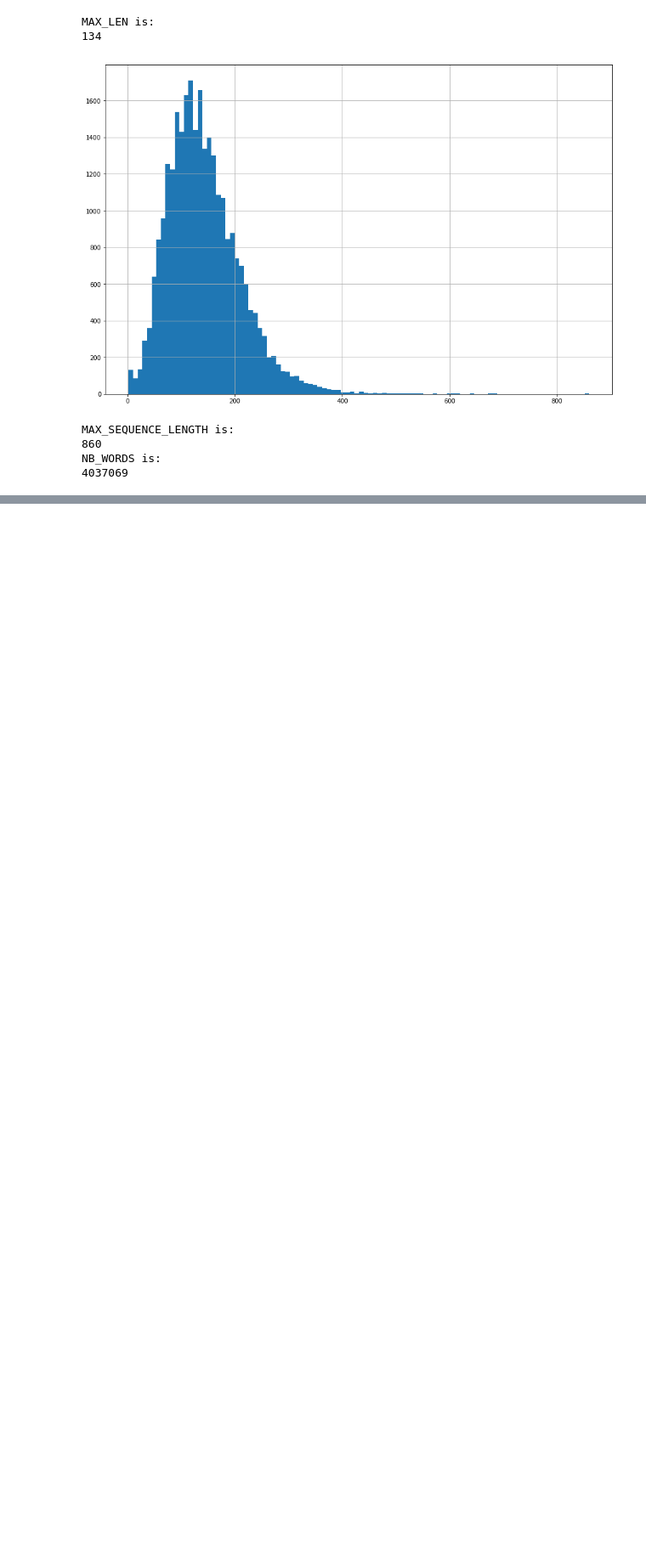
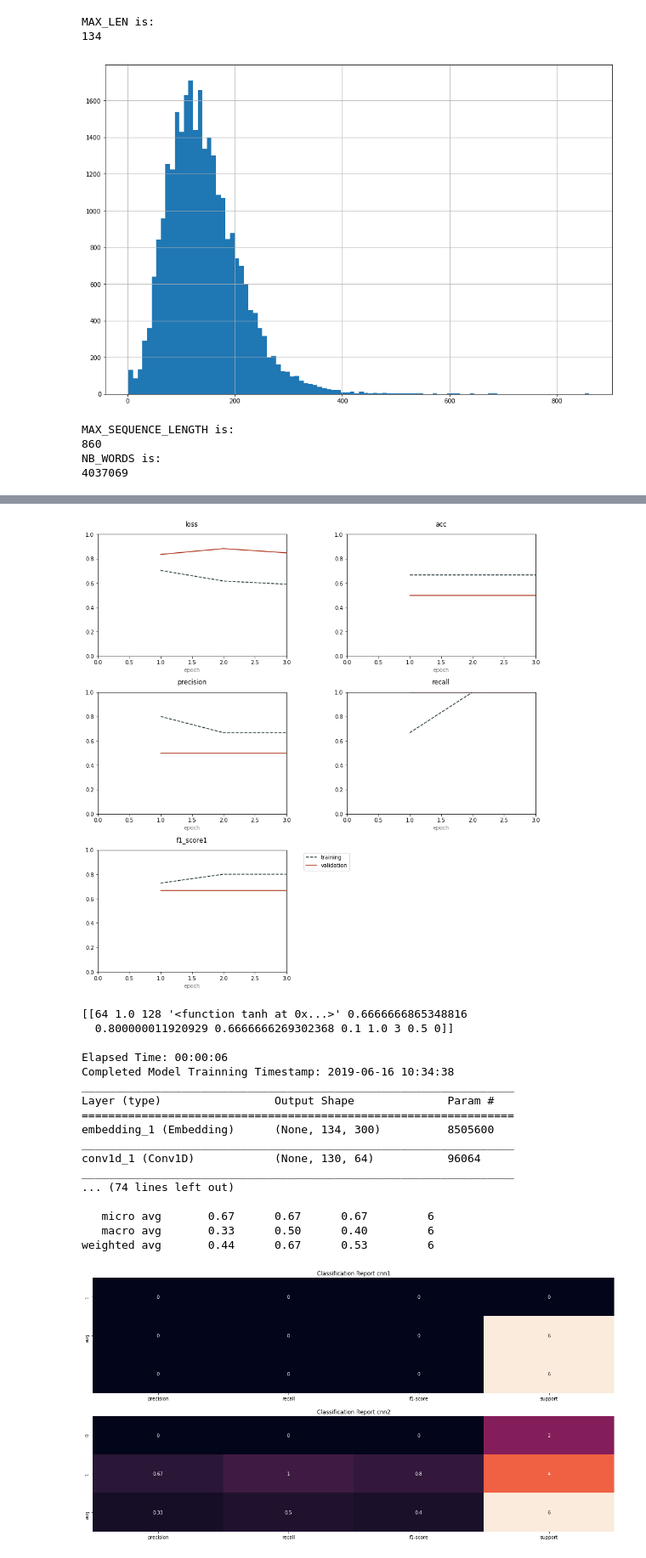
Before and after one commit to dimitri12/masterthesis, a Jupyter notebook: exjobb_final3v2.ipynb, the cells around one changed output, grey strips where cells are left out. Shown at 85% size. Saved outputs shown, nothing was run; the diff lists cells and outputs as text; code cells hidden in the pictures; blank space fills up the shorter version.

```diff
--- a/exjobb_final3v2.ipynb
+++ b/exjobb_final3v2.ipynb
@@ -2414,0 +2385,55 @@ IndexError: index 1 is out of bounds for axis 0 with size 1
+# %%
+result_frame = pd.DataFrame(columns=["Method","Accuracy"])
+df = pd.read_csv("testdata_exjobb.csv", encoding='ISO-8859-1')
+df = transformAge(df)
+df = transformLCD(df)
+input_data = df.FreeText.astype(str)
+input_data1 = df.iloc[:,1:2].FreeText.astype(str)
+output_data = df.hosp_ed
+
+preproc1 = pre_processing1(input_data,df)
+bow = text_processing(input_data,output_data, None, 1)
+tfidf = text_processing(input_data,output_data, "tfidf", 1)
+data_array = [bow,tfidf]
+multiclass = 'no'
+ANN1 = 'lstm'
+ANN2 = 'gru'
+ANN3 = 'bilstm'
+ANN4 = 'bigru'
+ANN5 = 'cnn1'
+ANN6= 'cnn2'
+input_data = df.FreeText.astype(str)
+output_data = df.hosp_ed
+test = word_embeddings(input_data, output_data,ANN1,2,1)
+test1 = word_embeddings(input_data, output_data,ANN2,2,1)
+we_evaluation(test[3],test1[3],test[0],test[1],test1[0],test1[1],ANN1,ANN2,test[2],test1[2])
+test = word_embeddings(input_data, output_data,ANN3,2,1)
+gc.collect()
+test1 = word_embeddings(input_data, output_data,ANN4,2,1)
+gc.collect()
+we_evaluation(test[3],test1[3],test[0],test[1],test1[0],test1[1],ANN3,ANN4,test[2],test1[2])
+test = word_embeddings(input_data, output_data,ANN5,2,1)
+gc.collect()
+test1 = word_embeddings(input_data, output_data,ANN6,2,1)
+gc.collect()
+we_evaluation(test[3],test1[3],test[0],test[1],test1[0],test1[1],ANN5,ANN6,test[2],test1[2])
+# %% [output]
+[figure, added]
+[[64 1.0 128 '<function tanh at 0x...>' 0.6666666865348816
+  0.800000011920929 0.6666666269302368 0.1 1.0 3 0.5 0]]
+
+Elapsed Time: 00:00:06
+Completed Model Trainning Timestamp: 2019-06-16 10:34:38
+_________________________________________________________________
+Layer (type)                 Output Shape              Param #
+=================================================================
+embedding_1 (Embedding)      (None, 134, 300)          8505600
+_________________________________________________________________
+conv1d_1 (Conv1D)            (None, 130, 64)           96064
+_________________________________________________________________
+... (74 lines left out)
+
+   micro avg       0.67      0.67      0.67         6
+   macro avg       0.33      0.50      0.40         6
+weighted avg       0.44      0.67      0.53         6
+[figure, added]
```
Also changed, not shown: parts of 3 cells of this notebook.
